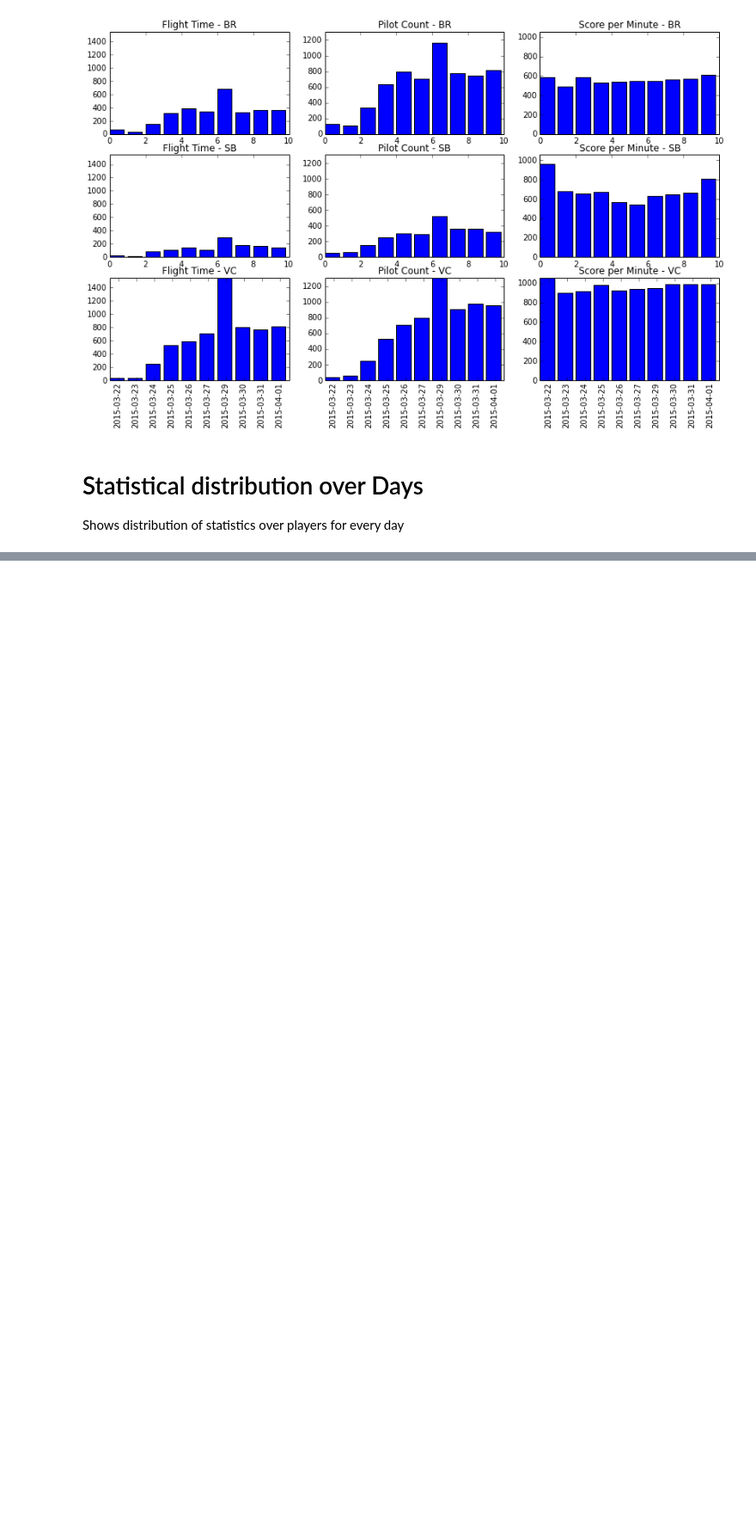
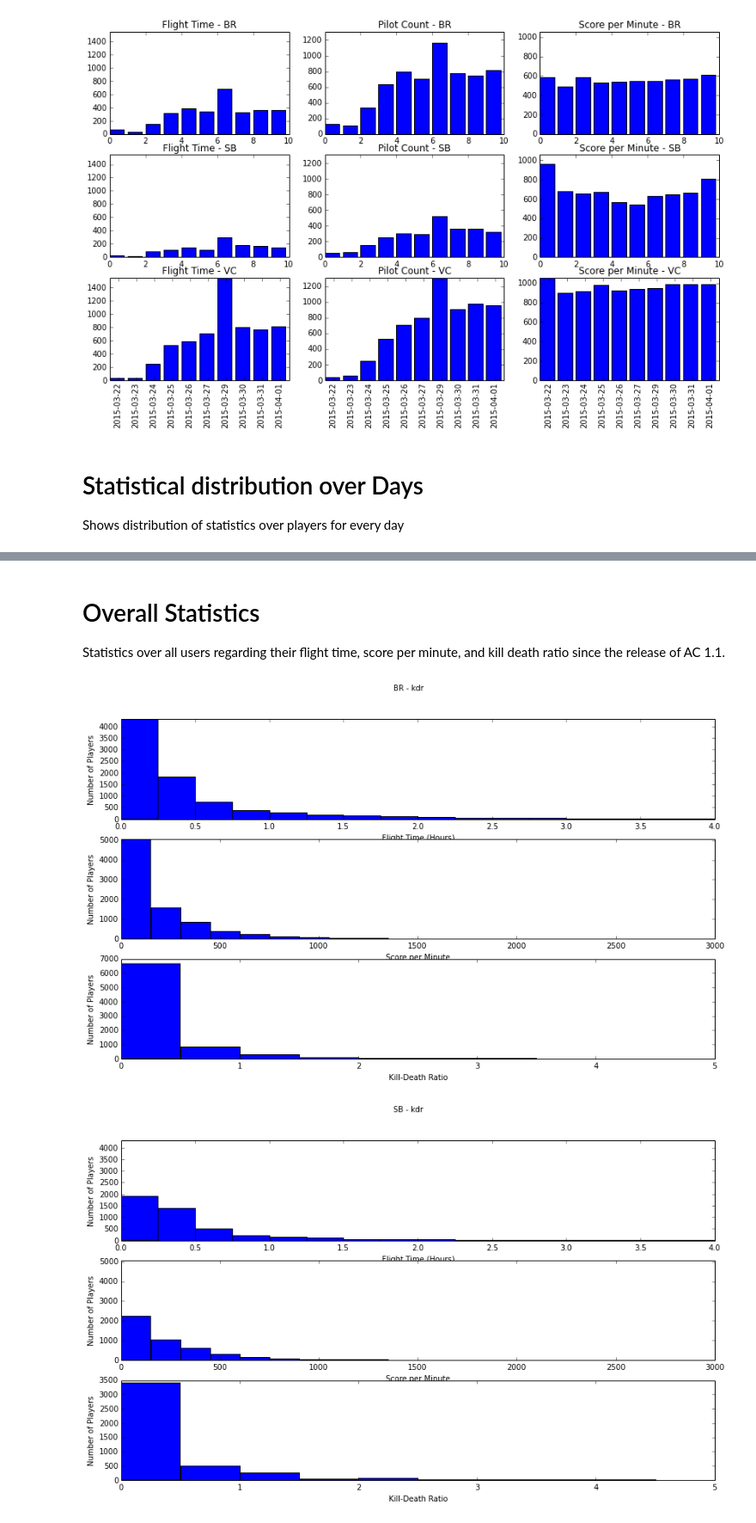
Before and after one commit to WhiteMagic/sc_api, a Jupyter notebook: SC Plots.ipynb, the cells around one changed output, grey strips where cells are left out. Shown at 86% size. Saved outputs shown, nothing was run; the diff lists cells and outputs as text; code cells hidden in the pictures; blank space fills up the shorter version.

```diff
--- a/SC Plots.ipynb
+++ b/SC Plots.ipynb
@@ -454,0 +455,73 @@ for i, mode in enumerate(modes):
+# %% [markdown]
+Overall Statistics
+==================
+
+Statistics over all users regarding their flight time, score per minute, and kill death ratio since the release of AC 1.1.
+# %%
+modes = ["BR", "SB", "VC"]
+plot_data = {}
+
+# Aggregate plot data
+for mode in modes:
+    plot_data[mode] = {
+        "flight_time": [e.flight_time for e in data[mode].get_data().values()],
+        "spm": [e.score_minute for e in data[mode].get_data().values()],
+        "kdr": [e.kill_death_ratio for e in data[mode].get_data().values()],
+    }
+
+# Determine global axis limits
+y_axis_limits = {}
+range_values = {
+    "flight_time": (0, 4.0),
+    "spm": (0, 3000),
+    "kdr": (0, 5),
+    "kdr_vc": (0, 50),
+}
+bin_counts = {
+    "flight_time": 16,
+    "spm": 20,
+    "kdr": 10,
+    "kdr_vc": 50,
+}
+for key in ["flight_time", "spm", "kdr"]:
+    for mode in modes:
+        param_key = "kdr_vc" if key == "kdr" and mode == "VC" else key
+        counts, _ = np.histogram(
+            plot_data[mode][key],
+            density=False,
+            bins=bin_counts[key],
+            range=range_values[key]
+        )
+        max_val = max(counts)
+        if y_axis_limits.get(key, 0) < max_val:
+             y_axis_limits[key] = max_val
+
+# Plot data
+for mode in modes:
+    plt.figure()
+    plt.suptitle("{} - {}".format(mode, key))
+
+    plt.subplot(3, 1, 1)
+    plt.hist(plot_data[mode]["flight_time"], bins=bin_counts["flight_time"], range=range_values["flight_time"])
+    plt.ylim((0, y_axis_limits["flight_time"]))
+    plt.ylabel("Number of Players")
+    plt.xlabel("Flight Time (Hours)")
+
+    plt.subplot(3, 1, 2)
+    plt.hist(plot_data[mode]["spm"], bins=bin_counts["spm"], range=range_values["spm"])
+    plt.ylim((0, y_axis_limits["spm"]))
+    plt.ylabel("Number of Players")
+    plt.xlabel("Score per Minute")
+
+    plt.subplot(3, 1, 3)
+    if mode == "VC":
+        plt.hist(plot_data[mode]["kdr"], bins=bin_counts["kdr_vc"], range=range_values["kdr_vc"])
+    else:
+        plt.hist(plot_data[mode]["kdr"], bins=bin_counts["kdr"], range=range_values["kdr"])
+    plt.ylabel("Number of Players")
+    plt.xlabel("Kill-Death Ratio")
+
+    plt.show()
+# %% [output]
+[figure, added]
+[figure, added]
```
Also changed, not shown: parts of 2 cells of this notebook.
